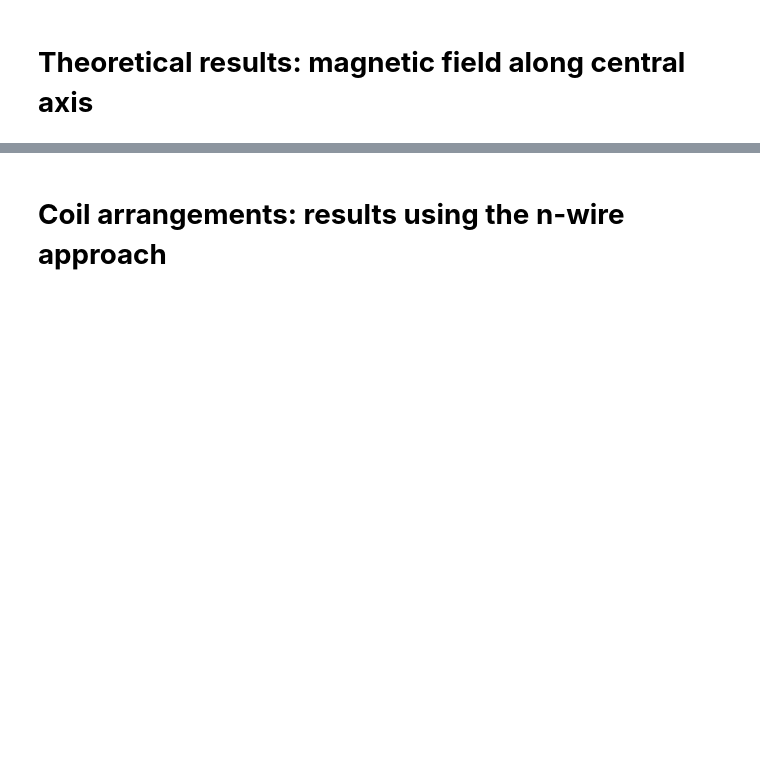
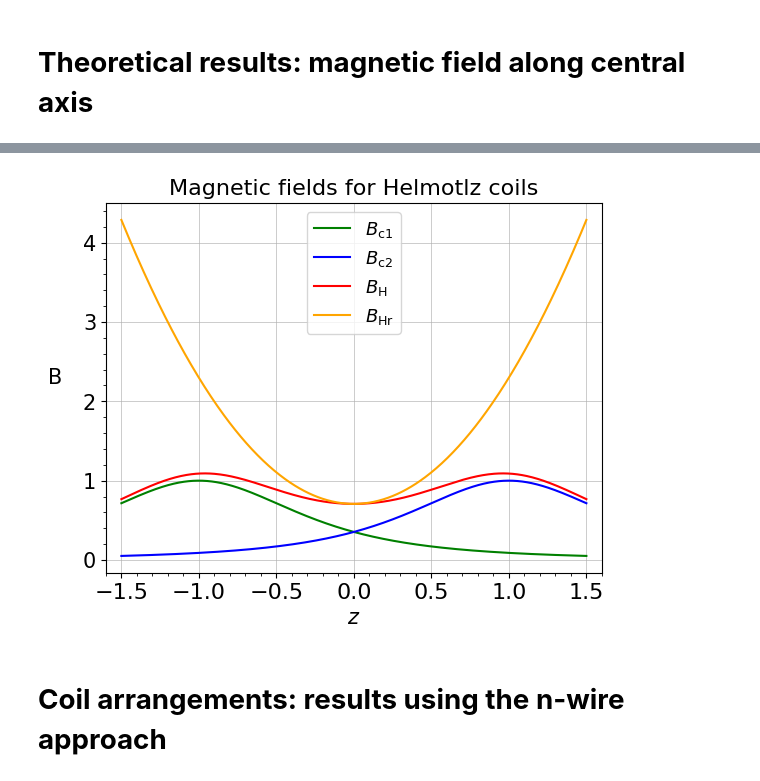
Before and after one commit to Sworzzy/PIC-PPF, a Jupyter notebook: Magnetic_field_Helmholtz_and_Maxwell_coils.ipynb, the cells around one changed output, grey strips where cells are left out. Saved outputs shown, nothing was run; the diff lists cells and outputs as text; code cells hidden in the pictures; blank space fills up the shorter version.

Commit message:
starting magnetic bottle

```diff
--- a/Magnetic_field_Helmholtz_and_Maxwell_coils.ipynb
+++ b/Magnetic_field_Helmholtz_and_Maxwell_coils.ipynb
@@ -13,24 +13,29 @@ from mpl_toolkits.axes_grid1 import make_axes_locatable
 np.seterr(divide='ignore', invalid='ignore')
 # %% [output]
 {'divide': 'ignore', 'over': 'warn', 'under': 'ignore', 'invalid': 'ignore'}
+# %%
+plt.rcParams.update({
+    "font.size": 14,
+    "axes.titlesize": 16,
+    "axes.labelsize": 15,
+    "xtick.labelsize": 16,
+    "ytick.labelsize": 15,
+    "legend.fontsize": 13
+})
 # %% [markdown]
 # **Theoretical results: magnetic field along central axis**
 # %%
 # function to compute the magnetic field due to a single current-carrying loop (along the main axis)
-def Bcoil(z,R,I,N):
-    mu0 = 4*np.pi*1e-7
-    cte = mu0*N*I*R**2/2.
-    Bfield = cte*(R**2+z**2)**(-3./2.)
+def Bcoil(z,R, B0):
+    Bfield = B0*(1+(z/R)**2)**(-3./2.)
     return Bfield
 
 
 # function to compute the magnetic field due to Helmholtz coils (along the main axis)
-def BHelmholtz(z,R,I,N):
-    Bfield = Bcoil(z+R/2,R,I,N)+Bcoil(z-R/2,R,I,N)
+def BHelmholtz(z,R, B0):
+    Bfield = Bcoil(z+R, R, B0)+Bcoil(z-R, R, B0)
     return Bfield
 
-
-# function to compute the magnetic field due to Maxwell coils (along the main axis)
-def BMaxwell(z,R,I,N):
-    Bfield = Bcoil(z,R,I,N) + (49/64.)*Bcoil(z+np.sqrt(3/7.)*R,np.sqrt(4/7.)*R,I,N) + (49/64.)*Bcoil(z-np.sqrt(3/7.)*R,np.sqrt(4/7.)*R,I,N)
+def BHelmoltz_r(z,R, B0):
+    Bfield = (B0/np.sqrt(2.))*(1 + (9./4.)*(z/R)**2)
     return Bfield
@@ -76,3 +42,23 @@ plt.show()
+# %%
+z=np.linspace(-1.5,1.5,500)
+R=1
+B0 = 1
+
+fig, ax2 = plt.subplots()
+ax2.minorticks_on()
+ax2.plot(z, Bcoil(z+R,R, B0),'g', label=r'$B_\mathrm{c1}$')
+ax2.plot(z, Bcoil(z-R,R, B0),'b', label=r'$B_\mathrm{c2}$')
+ax2.plot(z, BHelmholtz(z,R, B0),'r', label=r'$B_\mathrm{H}$')
+ax2.plot(z, BHelmoltz_r(z,R, B0), color='orange', label=r'$B_\mathrm{Hr}$')
+ax2.set_xlim(-1.6, 1.6)
+ax2.set_xlabel(r"$z$")
+ax2.set_ylabel(r"B", rotation=0, labelpad=20)
+ax2.grid(linewidth=0.45)
+ax2.set_title("Magnetic fields for Helmotlz coils")
+plt.legend()
+plt.show()
+# %% [output]
+[figure, added]
 # %% [markdown]
 # **Coil arrangements: results using the n-wire approach**
 # %%
```
Also changed, not shown: parts of 3 cells of this notebook, 1 other file.
